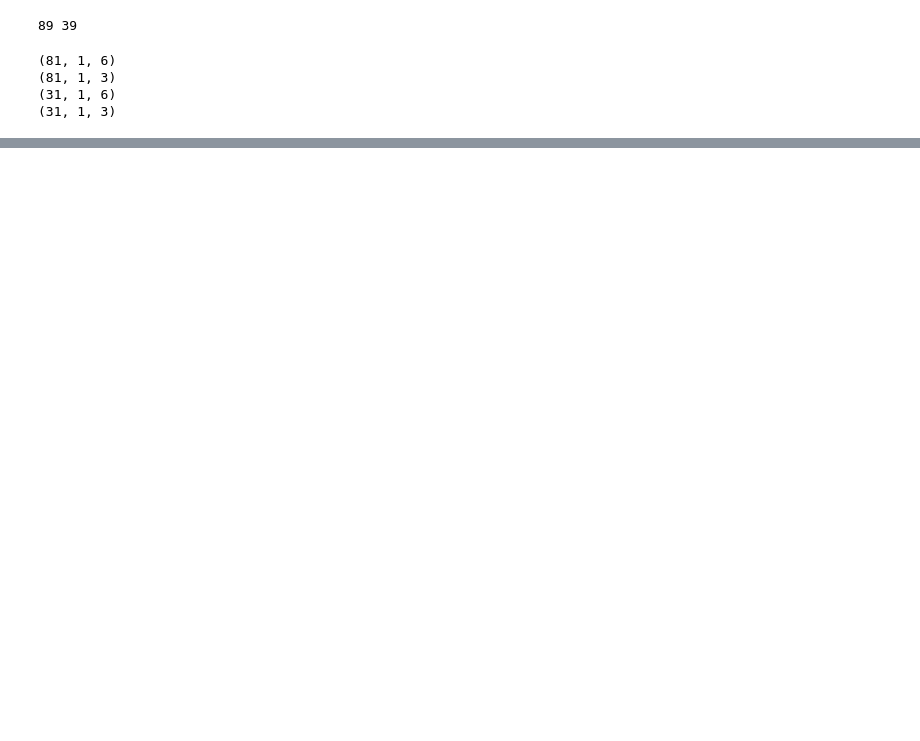
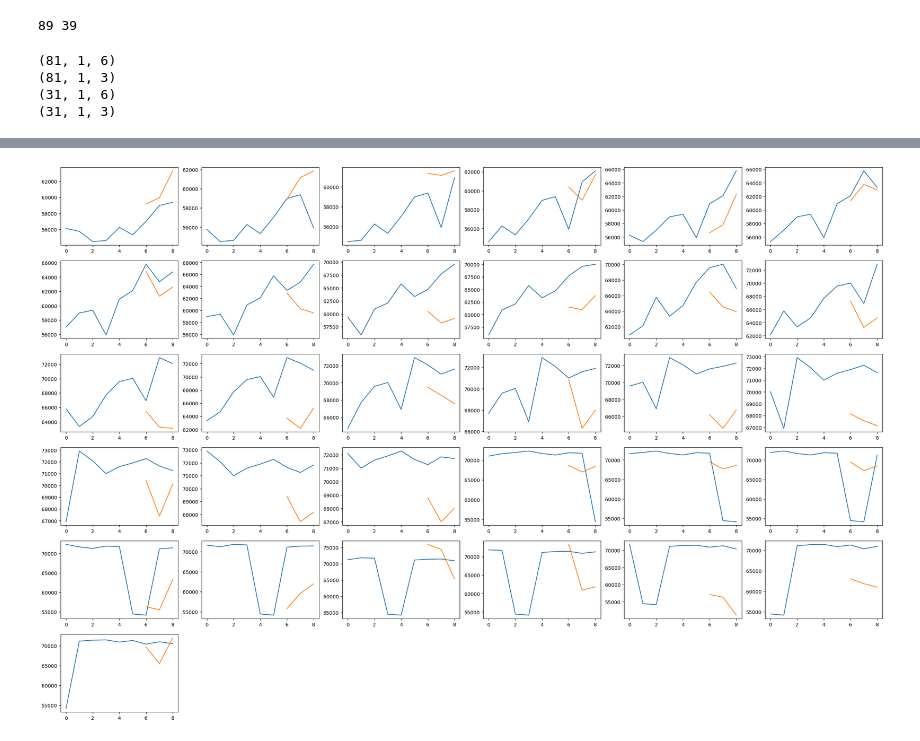
Before and after one commit to apcarneiro/autostats_artigo, a Jupyter notebook: ensaio.ipynb, the cells around one changed output, grey strips where cells are left out. Cells and saved outputs as stored; diff of their text form; code cells hidden in the pictures; blank space fills up the shorter version.

```diff
--- a/ensaio.ipynb
+++ b/ensaio.ipynb
@@ -792,0 +860,24 @@ WARNING:tensorflow:6 out of the last 12 calls to <function Model.make_predict_fu
+# %%
+
+plt.figure(figsize=(30,20))
+if len(testPredict)%6 > 0:
+    rows = int(len(testPredict)/6) + 1
+else:
+    rows = int(len(testPredict)/6)
+
+for i in range(len(testPredict)):
+    col = col%6
+    plt.subplot(rows, 6, i+1)
+    XPlot = np.empty(9)
+    YPlot = np.empty(9)
+    XPlot[:] = np.nan
+    YPlot[:] = np.nan
+    XPlot[0:len(testX[i])] = testX[i]
+    XPlot[len(testX[i]):] = testY[i]
+    YPlot[len(testX[i]):] = testPredict[i]
+    plt.plot(XPlot)
+    plt.plot(YPlot)
+
+plt.show()
+# %% [output]
+[figure, added]
```
Also changed, not shown: parts of 20 cells of this notebook, 6 other files.
